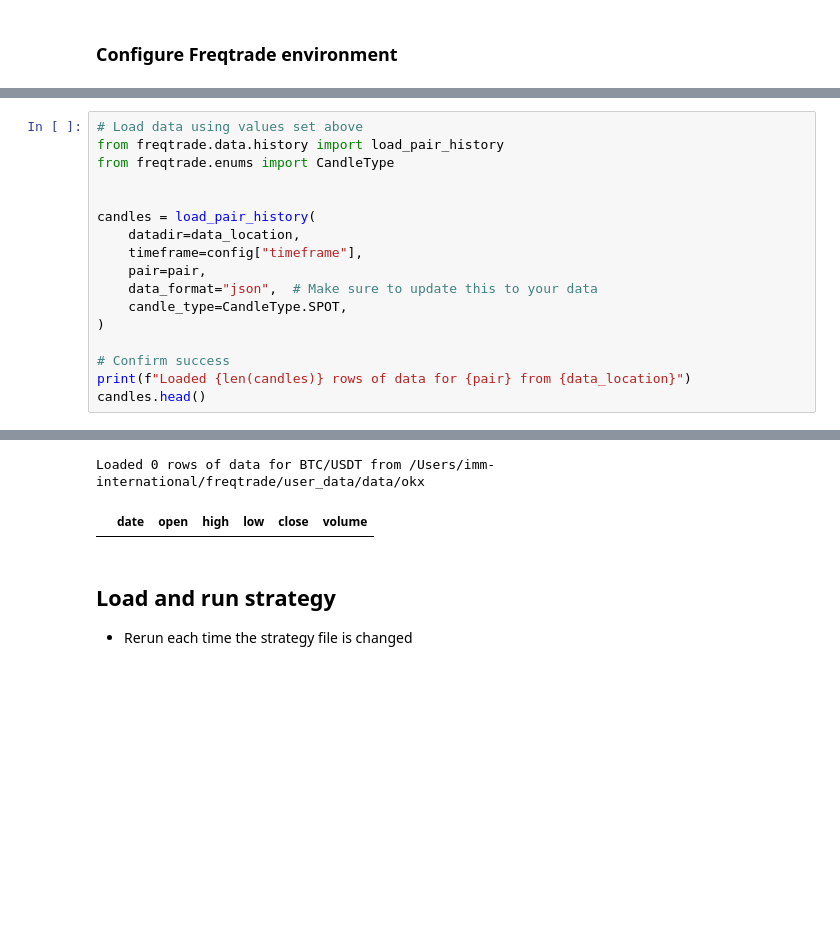
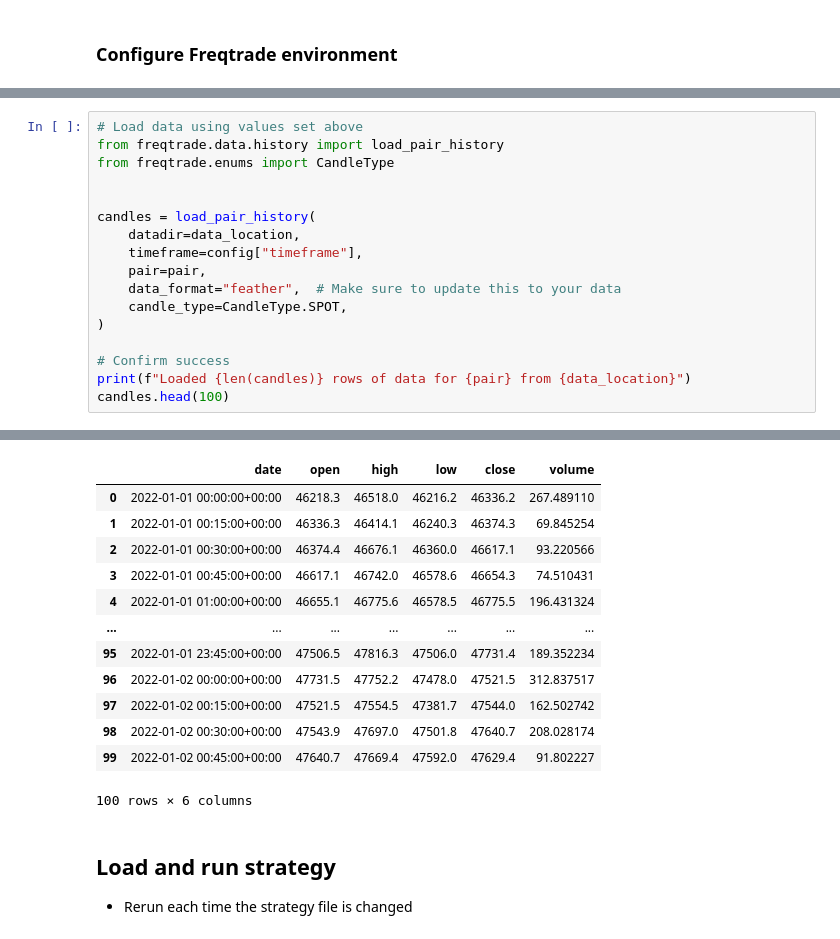
Before and after one commit to HANSAFUNC/freqtrade, a Jupyter notebook: strategy_analysis_example.ipynb, the cells around one changed output, grey strips where cells are left out. Drawn from its saved outputs; the diff is of its cells as text; blank space fills up the shorter version.

```diff
--- a/strategy_analysis_example.ipynb
+++ b/strategy_analysis_example.ipynb
@@ -108,11 +108,11 @@ candles = load_pair_history(
     datadir=data_location,
     timeframe=config["timeframe"],
     pair=pair,
-    data_format="json",  # Make sure to update this to your data
+    data_format="feather",  # Make sure to update this to your data
     candle_type=CandleType.SPOT,
 )
 
 # Confirm success
 print(f"Loaded {len(candles)} rows of data for {pair} from {data_location}")
-candles.head()
+candles.head(100)
 # %% [output]
@@ -120,5 +120,16 @@ candles.head()
+|  | date | open | high | low | close | volume |
+| 0 | 2022-01-01 00:00:00+00:00 | 46218.3 | 46518.0 | 46216.2 | 46336.2 | 267.489110 |
+| 1 | 2022-01-01 00:15:00+00:00 | 46336.3 | 46414.1 | 46240.3 | 46374.3 | 69.845254 |
+| 2 | 2022-01-01 00:30:00+00:00 | 46374.4 | 46676.1 | 46360.0 | 46617.1 | 93.220566 |
+| 3 | 2022-01-01 00:45:00+00:00 | 46617.1 | 46742.0 | 46578.6 | 46654.3 | 74.510431 |
+| 4 | 2022-01-01 01:00:00+00:00 | 46655.1 | 46775.6 | 46578.5 | 46775.5 | 196.431324 |
+| ... | ... | ... | ... | ... | ... | ... |
+| 95 | 2022-01-01 23:45:00+00:00 | 47506.5 | 47816.3 | 47506.0 | 47731.4 | 189.352234 |
+| 96 | 2022-01-02 00:00:00+00:00 | 47731.5 | 47752.2 | 47478.0 | 47521.5 | 312.837517 |
+| 97 | 2022-01-02 00:15:00+00:00 | 47521.5 | 47554.5 | 47381.7 | 47544.0 | 162.502742 |
+| 98 | 2022-01-02 00:30:00+00:00 | 47543.9 | 47697.0 | 47501.8 | 47640.7 | 208.028174 |
+| 99 | 2022-01-02 00:45:00+00:00 | 47640.7 | 47669.4 | 47592.0 | 47629.4 | 91.802227 |
-Loaded 0 rows of data for BTC/USDT from /Users/imm-international/freqtrade/user_data/data/okx
+100 rows × 6 columns
-|  | date | open | high | low | close | volume |
 # %% [markdown]
 ## Load and run strategy
 * Rerun each time the strategy file is changed
```
Also changed, not shown: parts of 4 cells of this notebook, 17 other files.
